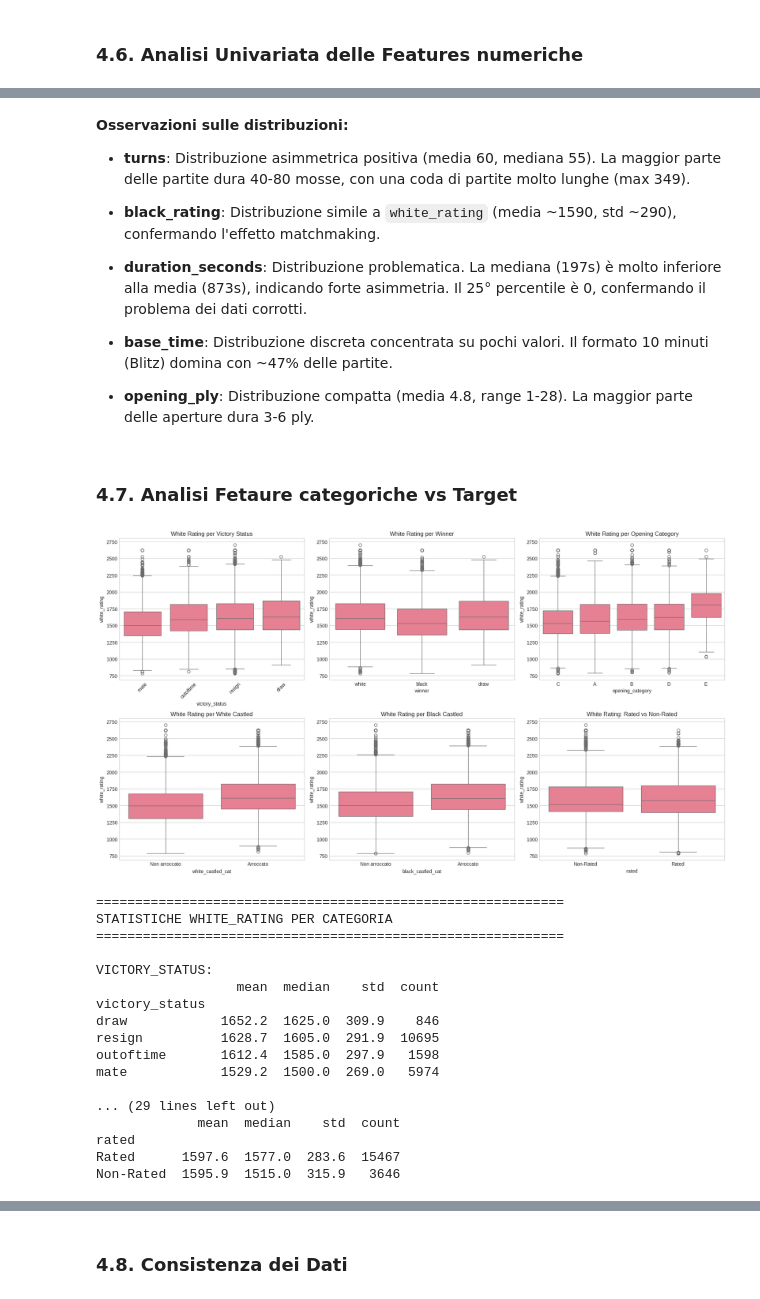
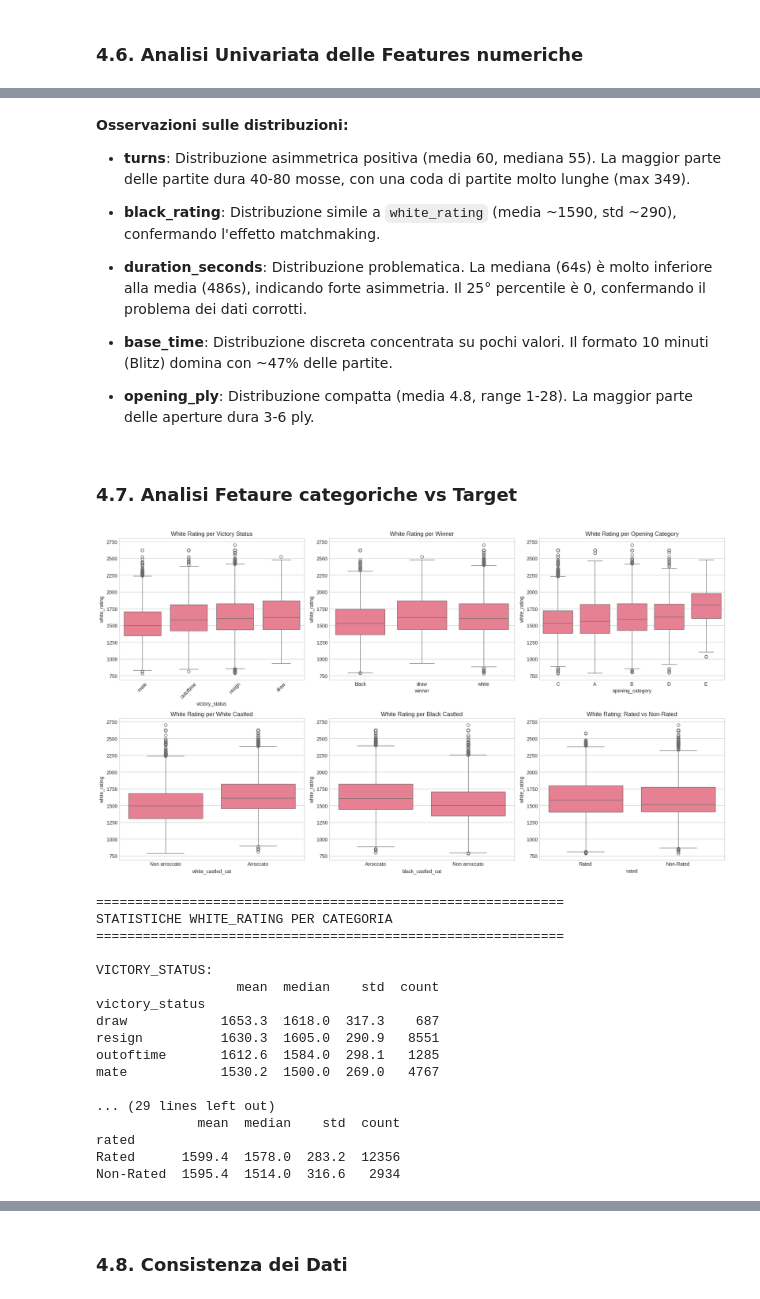
Before and after one commit to AndreaMorbello/Progetto-IA2, a Jupyter notebook: Notebooks/Notebook-IA2.ipynb, the cells around one changed output, grey strips where cells are left out. Saved outputs shown, nothing was run; the diff lists cells and outputs as text; code cells hidden in the pictures.

```diff
--- a/Notebooks/Notebook-IA2.ipynb
+++ b/Notebooks/Notebook-IA2.ipynb
@@ -279,9 +293,9 @@ Nota: L'analisi Esplorativa è stata condotta sull'intero dataset. Data la stabi
 numeric_columns = []
 categorical_columns = []
 
-for col in df.columns:
-    if pdt.is_numeric_dtype(df[col]):
-        if pdt.is_integer_dtype(df[col]) and df[col].isin([0, 1]).all():
+for col in train_df.columns:
+    if pdt.is_numeric_dtype(train_df[col]):
+        if pdt.is_integer_dtype(train_df[col]) and train_df[col].isin([0, 1]).all():
             categorical_columns.append(col)
         else:
             numeric_columns.append(col)
@@ -292,6 +306,6 @@ print("\nColonne Categoriche:", categorical_columns)
 
 # Creiamo una copia del dataset in questo stato
 
-df_temp = df.copy()
-df_temp.head(5)
+train_df_temp = train_df.copy()
+train_df_temp.head(5)
 # %% [output]
@@ -335,21 +349,21 @@ Per quanto una correlazione ci sia, come ipotizzato, non sembra essere tale da r
 Nell'introduzione abbiamo ipotizzato ci fosse una differenza sostanziale fra le partite rated (cioè che valgono per la variazione ELO del giocatore) e quelle not-rated (cioè che viceversa non valgono per il calcolo di tale variazione).
 Proviamo ad analizzare la variazione delle features e del target in questi due sottoinsiemi del dataset:
 # %%
-df_temp['rated'] = df['rated_True'].map({1: 'Rated', 0: 'Non-Rated'})
+train_df_temp['rated'] = train_df['rated_True'].map({1: 'Rated', 0: 'Non-Rated'})
 
 fig, axes = plt.subplots(1, 2, figsize=(12, 4))
 
     # Distribuzione
-sns.histplot(data=df_temp, x='white_rating', hue='rated', kde=True, ax=axes[0])
+sns.histplot(data=train_df_temp, x='white_rating', hue='rated', kde=True, ax=axes[0])
 axes[0].set_title('Distribuzione White Rating: Rated vs Non-Rated')
 
     # Box plot
-sns.boxplot(data=df_temp, x='rated', y='white_rating', ax=axes[1])
+sns.boxplot(data=train_df_temp, x='rated', y='white_rating', ax=axes[1])
 axes[1].set_title('White Rating: Rated vs Non-Rated')
 
 plt.tight_layout()
 plt.show()
 
 print("\nStatistiche Rated vs Non-Rated:")
-print(df_temp.groupby('rated')['white_rating'].describe().round(1))
+print(train_df_temp.groupby('rated')['white_rating'].describe().round(1))
 # %% [output]
@@ -525,7 +539,7 @@ max          28.00
 
 - **black_rating**: Distribuzione simile a `white_rating` (media ~1590, std ~290), confermando l'effetto matchmaking.
 
-- **duration_seconds**: Distribuzione problematica. La mediana (197s) è molto inferiore alla media (873s), indicando forte asimmetria. Il 25° percentile è 0, confermando il problema dei dati corrotti.
+- **duration_seconds**: Distribuzione problematica. La mediana (64s) è molto inferiore alla media (486s), indicando forte asimmetria. Il 25° percentile è 0, confermando il problema dei dati corrotti.
 
 - **base_time**: Distribuzione discreta concentrata su pochi valori. Il formato 10 minuti (Blitz) domina con ~47% delle partite.
 
@@ -535,72 +549,72 @@ max          28.00
 # %%
 fig, axes = plt.subplots(2, 3, figsize=(18, 10))
 # --- VICTORY STATUS ---
-victory_cols = [col for col in df.columns if col.startswith('victory_status_')]
-df_temp['victory_status'] = None
+victory_cols = [col for col in train_df.columns if col.startswith('victory_status_')]
+train_df_temp['victory_status'] = None
 for col in victory_cols:
     status = col.replace('victory_status_', '')
-    df_temp.loc[df[col] == 1, 'victory_status'] = status
+    train_df_temp.loc[train_df[col] == 1, 'victory_status'] = status
 
-order_vs = df_temp.groupby('victory_status')['white_rating'].median().sort_values().index
-sns.boxplot(data=df_temp, x='victory_status', y='white_rating', order=order_vs, ax=axes[0,0])
+order_vs = train_df_temp.groupby('victory_status')['white_rating'].median().sort_values().index
+sns.boxplot(data=train_df_temp, x='victory_status', y='white_rating', order=order_vs, ax=axes[0,0])
 axes[0,0].set_title('White Rating per Victory Status')
 axes[0,0].tick_params(axis='x', rotation=45)
 
 # --- WINNER ---
-winner_cols = [col for col in df.columns if col.startswith('winner_')]
-df_temp['winner'] = None
+winner_cols = [col for col in train_df.columns if col.startswith('winner_')]
+train_df_temp['winner'] = None
 for col in winner_cols:
     outcome = col.replace('winner_', '')
-    df_temp.loc[df[col] == 1, 'winner'] = outcome
+    train_df_temp.loc[train_df[col] == 1, 'winner'] = outcome
 
-sns.boxplot(data=df_temp, x='winner', y='white_rating', ax=axes[0,1])
+sns.boxplot(data=train_df_temp, x='winner', y='white_rating', ax=axes[0,1])
 axes[0,1].set_title('White Rating per Winner')
 
 # --- OPENING CATEGORY ---
-opening_cols = [col for col in df.columns if col.startswith('opening_category_')]
-df_temp['opening_category'] = None
+opening_cols = [col for col in train_df.columns if col.startswith('opening_category_')]
+train_df_temp['opening_category'] = None
 for col in opening_cols:
     cat = col.replace('opening_category_', '')
-    df_temp.loc[df[col] == 1, 'opening_category'] = cat
+    train_df_temp.loc[train_df[col] == 1, 'opening_category'] = cat
 
-order_oc = df_temp.groupby('opening_category')['white_rating'].median().sort_values().index
-sns.boxplot(data=df_temp, x='opening_category', y='white_rating', order=order_oc, ax=axes[0,2])
+order_oc = train_df_temp.groupby('opening_category')['white_rating'].median().sort_values().index
+sns.boxplot(data=train_df_temp, x='opening_category', y='white_rating', order=order_oc, ax=axes[0,2])
 axes[0,2].set_title('White Rating per Opening Category')
 
 # --- WHITE CASTLED ---
-df_temp['white_castled_cat'] = df['white_castled'].map({1: 'Arroccato', 0: 'Non arroccato'})
-sns.boxplot(data=df_temp, x='white_castled_cat', y='white_rating', ax=axes[1,0])
+train_df_temp['white_castled_cat'] = train_df['white_castled'].map({1: 'Arroccato', 0: 'Non arroccato'})
+sns.boxplot(data=train_df_temp, x='white_castled_cat', y='white_rating', ax=axes[1,0])
 axes[1,0].set_title('White Rating per White Castled')
 
 # --- BLACK CASTLED ---
-df_temp['black_castled_cat'] = df['black_castled'].map({1: 'Arroccato', 0: 'Non arroccato'})
-sns.boxplot(data=df_temp, x='black_castled_cat', y='white_rating', ax=axes[1,1])
+train_df_temp['black_castled_cat'] = train_df['black_castled'].map({1: 'Arroccato', 0: 'Non arroccato'})
+sns.boxplot(data=train_df_temp, x='black_castled_cat', y='white_rating', ax=axes[1,1])
 axes[1,1].set_title('White Rating per Black Castled')
 
 # --- RATED ---
-df_temp['rated'] = df['rated_True'].map({1: 'Rated', 0: 'Non-Rated'})
-sns.boxplot(data=df_temp, x='rated', y='white_rating', ax=axes[1,2])
+train_df_temp['rated'] = train_df['rated_True'].map({1: 'Rated', 0: 'Non-Rated'})
+sns.boxplot(data=train_df_temp, x='rated', y='white_rating', ax=axes[1,2])
 axes[1,2].set_title('White Rating: Rated vs Non-Rated')
 
 plt.tight_layout()
 plt.show()
 
 # Tabelle riassuntive
 print("="*60)
 print("STATISTICHE WHITE_RATING PER CATEGORIA")
 print("="*60)
 
 categorie = ['victory_status', 'winner', 'opening_category',
              'white_castled_cat', 'black_castled_cat', 'rated']
 
 for cat in categorie:
-    if cat in df_temp.columns:
+    if cat in train_df_temp.columns:
         print(f"\n{cat.upper()}:")
-        stats = df_temp.groupby(cat)['white_rating'].agg(['mean', 'median', 'std', 'count'])
+        stats = train_df_temp.groupby(cat)['white_rating'].agg(['mean', 'median', 'std', 'count'])
         stats = stats.sort_values('median', ascending=False).round(1)
         print(stats)
 # %% [output]
-[figure, old version]
+[figure, new version]
 ============================================================
 STATISTICHE WHITE_RATING PER CATEGORIA
 ============================================================
@@ -608,16 +622,16 @@ STATISTICHE WHITE_RATING PER CATEGORIA
 VICTORY_STATUS:
                   mean  median    std  count
 victory_status
-draw            1652.2  1625.0  309.9    846
-resign          1628.7  1605.0  291.9  10695
-outoftime       1612.4  1585.0  297.9   1598
-mate            1529.2  1500.0  269.0   5974
+draw            1653.3  1618.0  317.3    687
+resign          1630.3  1605.0  290.9   8551
+outoftime       1612.6  1584.0  298.1   1285
+mate            1530.2  1500.0  269.0   4767
 
 ... (29 lines left out)
              mean  median    std  count
 rated
-Rated      1597.6  1577.0  283.6  15467
-Non-Rated  1595.9  1515.0  315.9   3646
+Rated      1599.4  1578.0  283.2  12356
+Non-Rated  1595.4  1514.0  316.6   2934
 # %% [markdown]
 **Interpretazione delle feature categoriche:**
 
```
Also changed, not shown: parts of 18 cells of this notebook.
